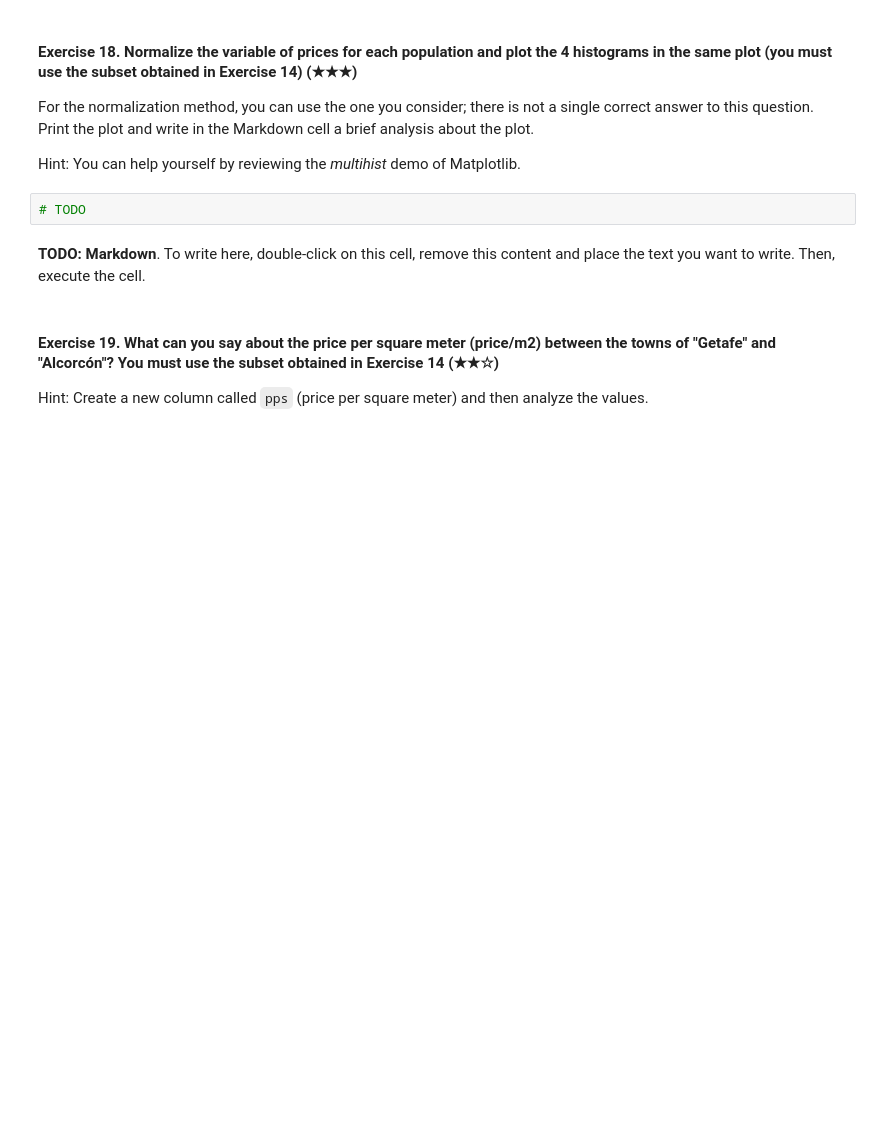
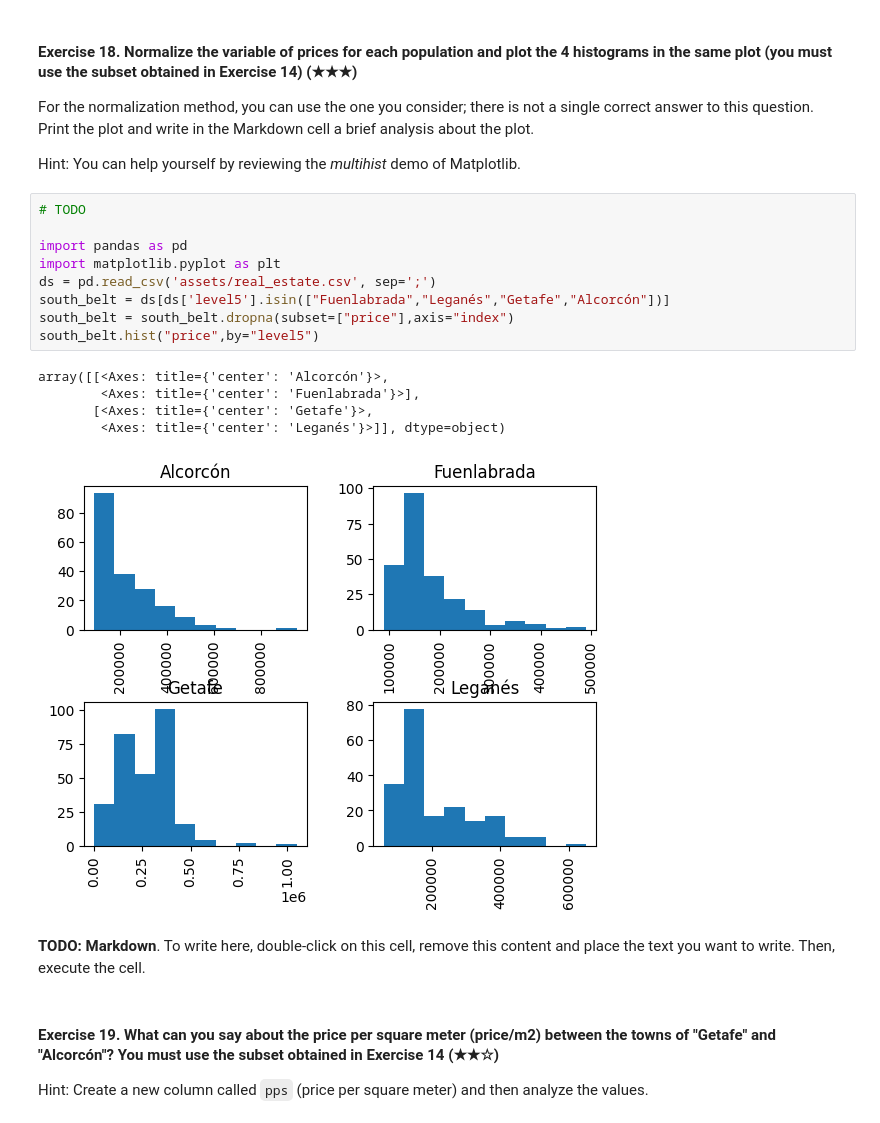
Before and after one commit to remelop03/realestate-datacleanup-exercise, a Jupyter notebook: project.ipynb, the cells around one changed output. Saved outputs shown, nothing was run; the diff lists cells and outputs as text; blank space fills up the shorter version.

```diff
--- a/project.ipynb
+++ b/project.ipynb
@@ -309,6 +399,19 @@ For the normalization method, you can use the one you consider; there is not a s
 Hint: You can help yourself by reviewing the *multihist* demo of Matplotlib.
 # %%
 # TODO
+
+import pandas as pd
+import matplotlib.pyplot as plt
+ds = pd.read_csv('assets/real_estate.csv', sep=';')
+south_belt = ds[ds['level5'].isin(["Fuenlabrada","Leganés","Getafe","Alcorcón"])]
+south_belt = south_belt.dropna(subset=["price"],axis="index")
+south_belt.hist("price",by="level5")
+# %% [output]
+array([[<Axes: title={'center': 'Alcorcón'}>,
+        <Axes: title={'center': 'Fuenlabrada'}>],
+       [<Axes: title={'center': 'Getafe'}>,
+        <Axes: title={'center': 'Leganés'}>]], dtype=object)
+[figure, added]
 # %% [markdown]
 **TODO: Markdown**. To write here, double-click on this cell, remove this content and place the text you want to write. Then, execute the cell.
 # %% [markdown]
```
Also changed, not shown: parts of 14 cells of this notebook.
